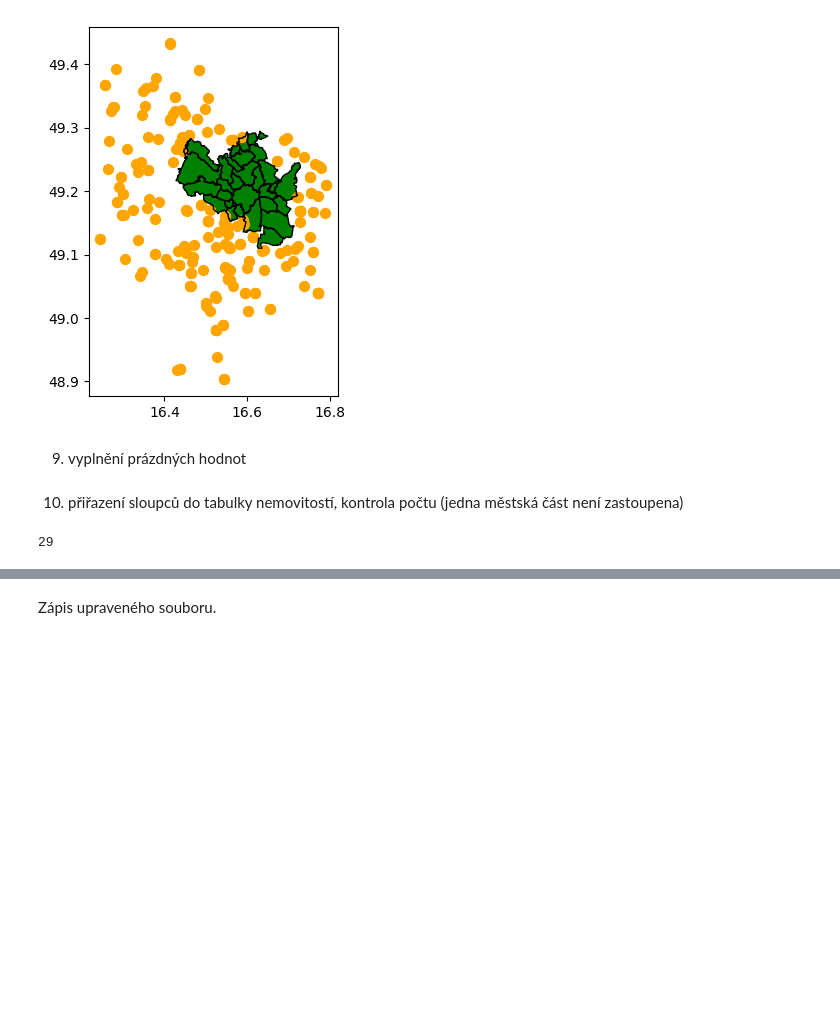
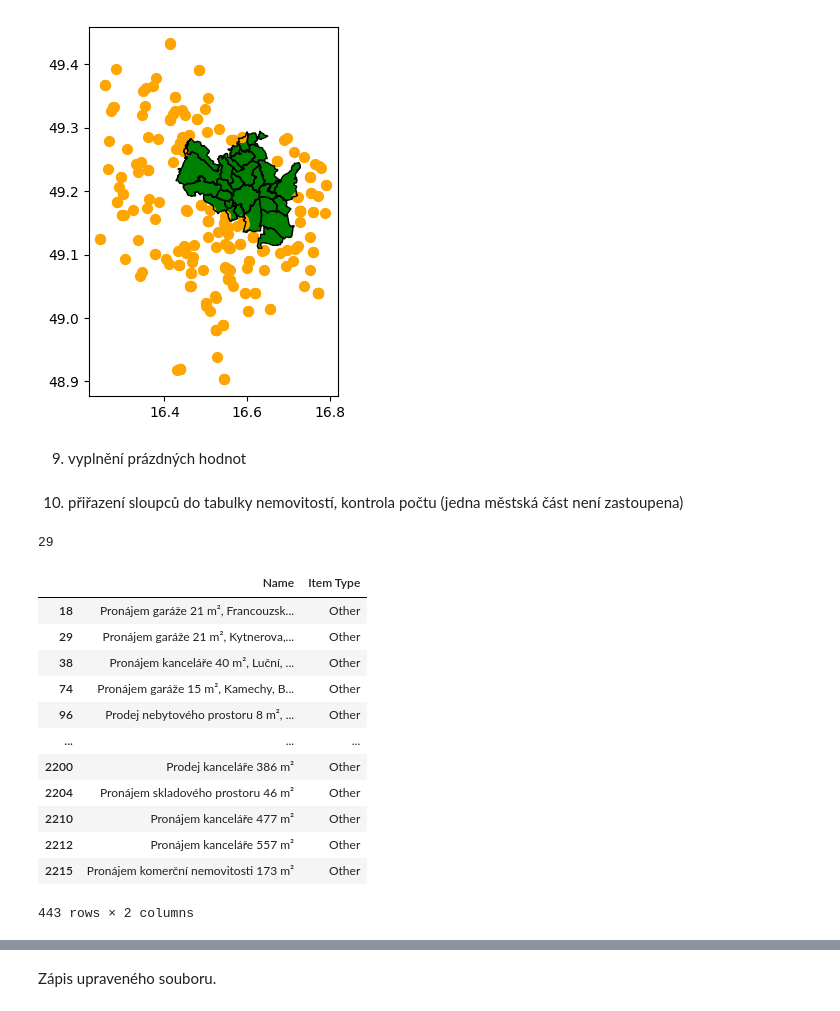
Before and after one commit to BacovskaMarcela/Project_Czechitas, a Jupyter notebook: Nemovitosti_tabulka.ipynb, the cells around one changed output, grey strips where cells are left out. Drawn from its saved outputs; the diff is of its cells as text; code cells hidden in the pictures; blank space fills up the shorter version.

```diff
--- a/Nemovitosti_tabulka.ipynb
+++ b/Nemovitosti_tabulka.ipynb
@@ -158,2 +165,18 @@ properties['city part code'].nunique()
 # %% [output]
 29
+# %%
+properties.loc[properties['Item Type'] == 'Other', ['Name', 'Item Type']]
+# %% [output]
+|  | Name | Item Type |
+| 18 | Pronájem garáže 21 m², Francouzsk... | Other |
+| 29 | Pronájem garáže 21 m², Kytnerova,... | Other |
+| 38 | Pronájem kanceláře 40 m², Luční, ... | Other |
+| 74 | Pronájem garáže 15 m², Kamechy, B... | Other |
+| 96 | Prodej nebytového prostoru 8 m², ... | Other |
+| ... | ... | ... |
+| 2200 | Prodej kanceláře 386 m² | Other |
+| 2204 | Pronájem skladového prostoru 46 m² | Other |
+| 2210 | Pronájem kanceláře 477 m² | Other |
+| 2212 | Pronájem kanceláře 557 m² | Other |
+| 2215 | Pronájem komerční nemovitosti 173 m² | Other |
+443 rows × 2 columns
```
Also changed, not shown: parts of 11 cells of this notebook.
